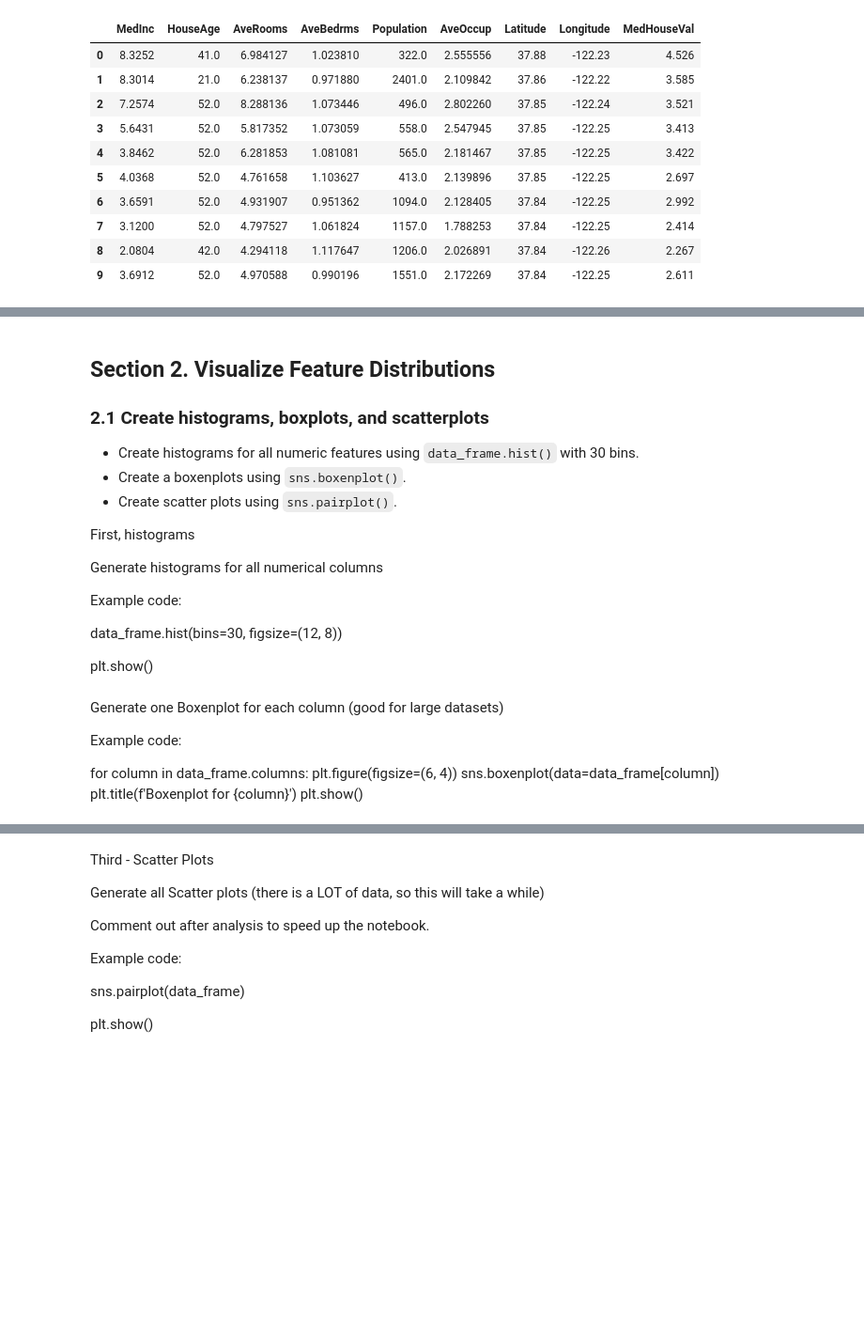
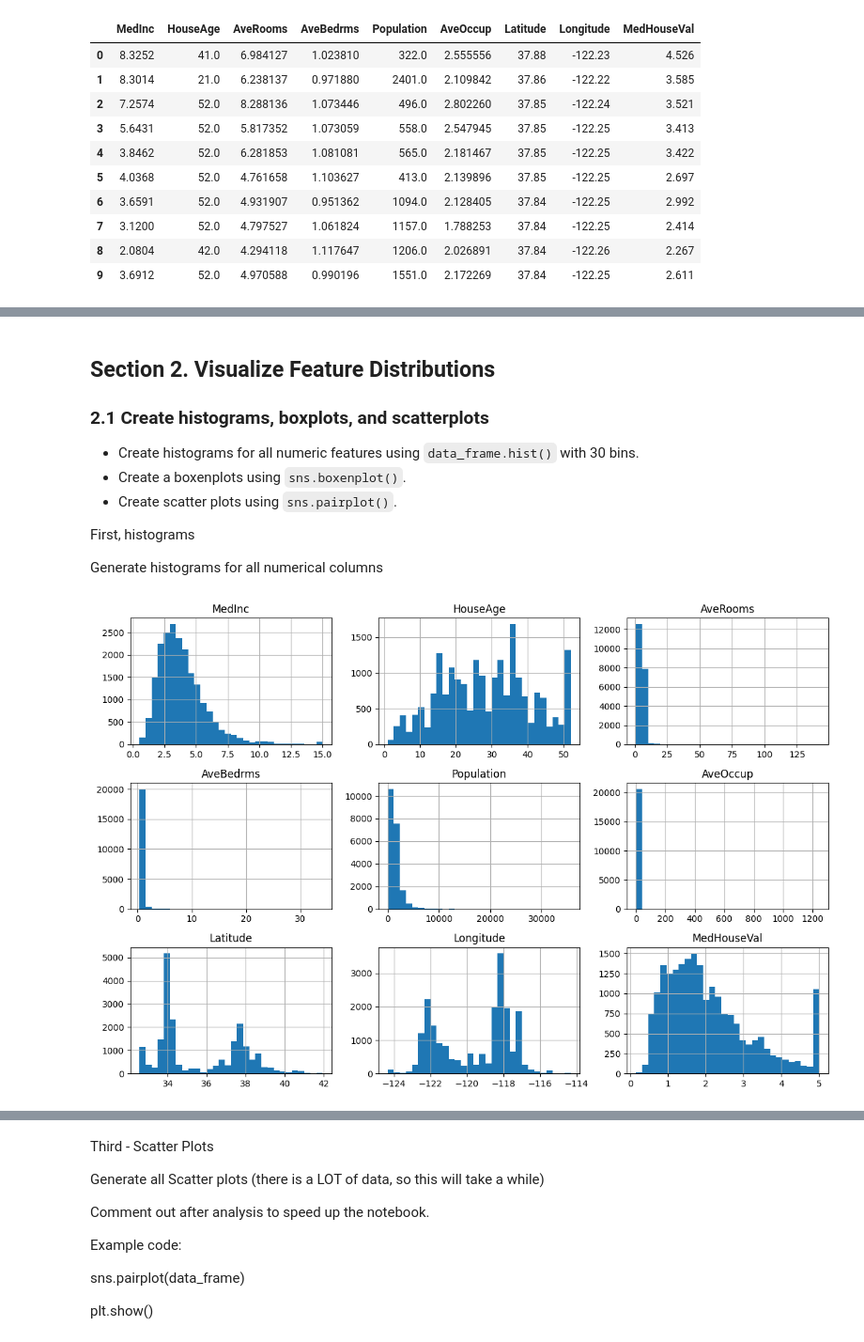
Before and after one commit to Bdowdle4/applied-ml-dowdle, a Jupyter notebook: lab01/ml01.ipynb, the cells around one changed output, grey strips where cells are left out. Shown at 94% size. Drawn from its saved outputs; the diff is of its cells as text; code cells hidden in the pictures; blank space fills up the shorter version.

```diff
--- a/lab01/ml01.ipynb
+++ b/lab01/ml01.ipynb
@@ -56,16 +47,12 @@ data_frame.head(10)
 # %%
-# This is a Python cell.
-# Put your comments and code here.
-# Read the Markdown cell above for information and example code.
-#
-# For example:
+# Load the data
+housing = fetch_california_housing(as_frame=True)
 
-# Load the data
-data = fetch_california_housing(as_frame=True)
-data_frame = data.frame
+# Convert the fetched data into a pandas DataFrame
+df = housing.frame
 
 # Might be large. Display just the first 10 rows (you can change this number)
-data_frame.head(10)
+df.head(10)
 # %% [output]
 |  | MedInc | HouseAge | AveRooms | AveBedrms | Population | AveOccup | Latitude | Longitude | MedHouseVal |
 | 0 | 8.3252 | 41.0 | 6.984127 | 1.023810 | 322.0 | 2.555556 | 37.88 | -122.23 | 4.526 |
@@ -129,9 +140,3 @@ Analysis:
 First, histograms
 
 Generate histograms for all numerical columns
-
-Example code:
-
-data_frame.hist(bins=30, figsize=(12, 8))
-
-plt.show()
@@ -142,10 +142,0 @@ plt.show()
-# %% [markdown]
-Generate one Boxenplot for each column (good for large datasets)
-
-Example code:
-
-for column in data_frame.columns:
-    plt.figure(figsize=(6, 4))
-    sns.boxenplot(data=data_frame[column])
-    plt.title(f'Boxenplot for {column}')
-    plt.show()
@@ -154,0 +143,9 @@ for column in data_frame.columns:
+# %%
+# Create histograms for all numeric features
+df.hist(bins=30, figsize=(12, 8))
+plt.tight_layout()
+
+# Show the plot
+plt.show()
+# %% [output]
+[figure, added]
```
Also changed, not shown: parts of 9 cells of this notebook.
